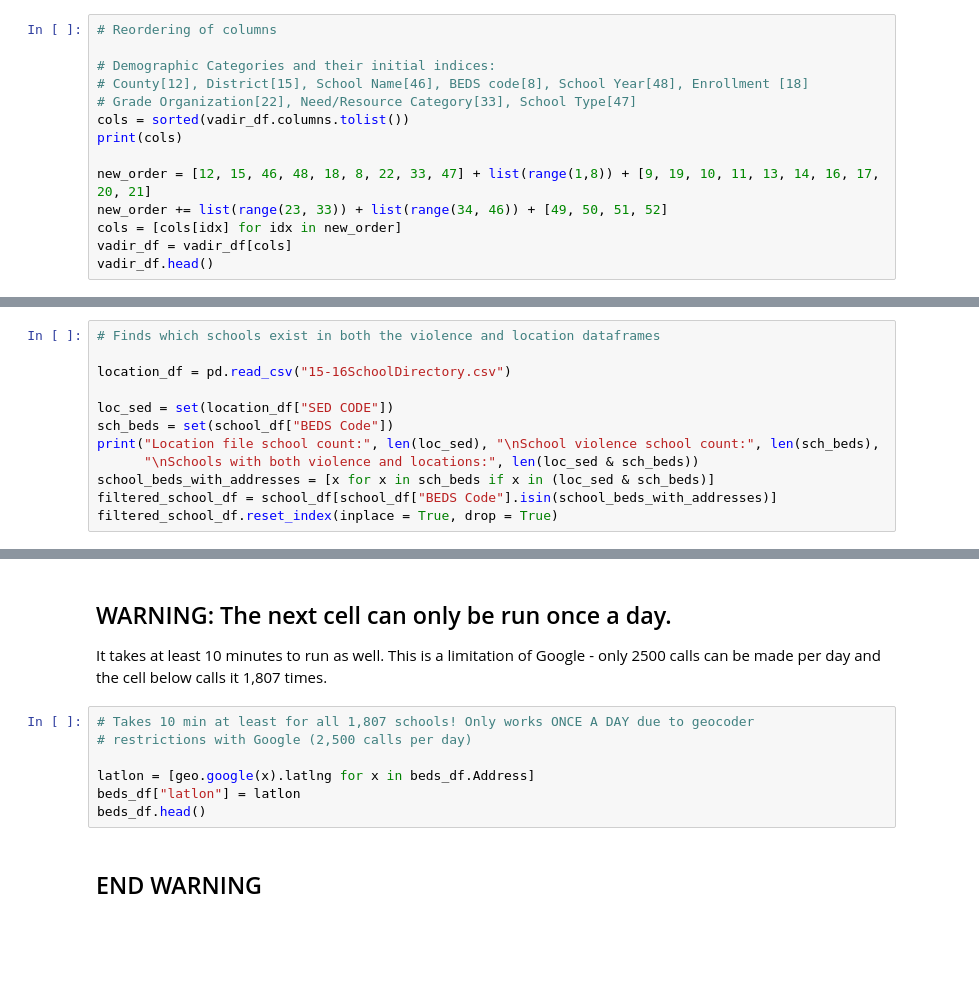
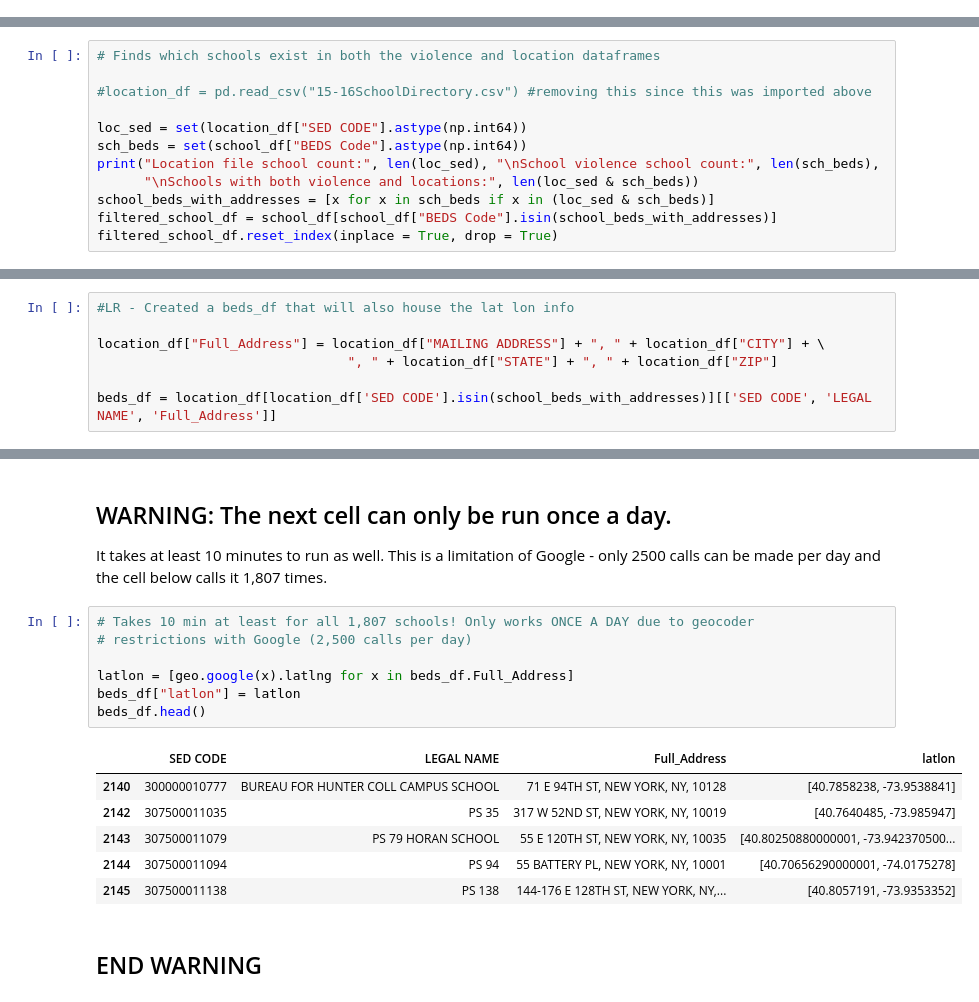
Before and after one commit to mmillervedam/INFOW18_FinalProject, a Jupyter notebook: Final Project Notebook - First Pass.ipynb, the cells around one changed output, grey strips where cells are left out. Saved outputs shown, nothing was run; the diff lists cells and outputs as text; blank space fills up the shorter version.

```diff
--- a/Final Project Notebook - First Pass.ipynb
+++ b/Final Project Notebook - First Pass.ipynb
@@ -141,14 +49,0 @@ Reording of columns, merging duplciate columns, removing problematic (non data)
-# %%
-# Reordering of columns
-
-# Demographic Categories and their initial indices:
-# County[12], District[15], School Name[46], BEDS code[8], School Year[48], Enrollment [18]
-# Grade Organization[22], Need/Resource Category[33], School Type[47]
-cols = sorted(vadir_df.columns.tolist())
-print(cols)
-
-new_order = [12, 15, 46, 48, 18, 8, 22, 33, 47] + list(range(1,8)) + [9, 19, 10, 11, 13, 14, 16, 17, 20, 21]
-new_order += list(range(23, 33)) + list(range(34, 46)) + [49, 50, 51, 52]
-cols = [cols[idx] for idx in new_order]
-vadir_df = vadir_df[cols]
-vadir_df.head()
@@ -504,10 +440,10 @@ plt.show()
 # %%
 # Finds which schools exist in both the violence and location dataframes
 
-location_df = pd.read_csv("15-16SchoolDirectory.csv")
+#location_df = pd.read_csv("15-16SchoolDirectory.csv") #removing this since this was imported above
 
-loc_sed = set(location_df["SED CODE"])
-sch_beds = set(school_df["BEDS Code"])
+loc_sed = set(location_df["SED CODE"].astype(np.int64))
+sch_beds = set(school_df["BEDS Code"].astype(np.int64))
 print("Location file school count:", len(loc_sed), "\nSchool violence school count:", len(sch_beds),
       "\nSchools with both violence and locations:", len(loc_sed & sch_beds))
 school_beds_with_addresses = [x for x in sch_beds if x in (loc_sed & sch_beds)]
@@ -516,2 +456,9 @@ filtered_school_df.reset_index(inplace = True, drop = True)
+# %%
+#LR - Created a beds_df that will also house the lat lon info
+
+location_df["Full_Address"] = location_df["MAILING ADDRESS"] + ", " + location_df["CITY"] + \
+                                ", " + location_df["STATE"] + ", " + location_df["ZIP"]
+
+beds_df = location_df[location_df['SED CODE'].isin(school_beds_with_addresses)][['SED CODE', 'LEGAL NAME', 'Full_Address']]
 # %%
 # Note: Takes 30 seconds to run
@@ -542,10 +501,17 @@ It takes at least 10 minutes to run as well. This is a limitation of Google - on
 # %%
 # Takes 10 min at least for all 1,807 schools! Only works ONCE A DAY due to geocoder
 # restrictions with Google (2,500 calls per day)
 
-latlon = [geo.google(x).latlng for x in beds_df.Address]
+latlon = [geo.google(x).latlng for x in beds_df.Full_Address]
 beds_df["latlon"] = latlon
 beds_df.head()
+# %% [output]
+|  | SED CODE | LEGAL NAME | Full_Address | latlon |
+| 2140 | 300000010777 | BUREAU FOR HUNTER COLL CAMPUS SCHOOL | 71 E 94TH ST, NEW YORK, NY, 10128 | [40.7858238, -73.9538841] |
+| 2142 | 307500011035 | PS 35 | 317 W 52ND ST, NEW YORK, NY, 10019 | [40.7640485, -73.985947] |
+| 2143 | 307500011079 | PS 79 HORAN SCHOOL | 55 E 120TH ST, NEW YORK, NY, 10035 | [40.80250880000001, -73.942370500... |
+| 2144 | 307500011094 | PS 94 | 55 BATTERY PL, NEW YORK, NY, 10001 | [40.70656290000001, -74.0175278] |
+| 2145 | 307500011138 | PS 138 | 144-176 E 128TH ST, NEW YORK, NY,... | [40.8057191, -73.9353352] |
 # %% [markdown]
 ## END WARNING
 # %%
```
Also changed, not shown: parts of 31 cells of this notebook, 1 other file.
